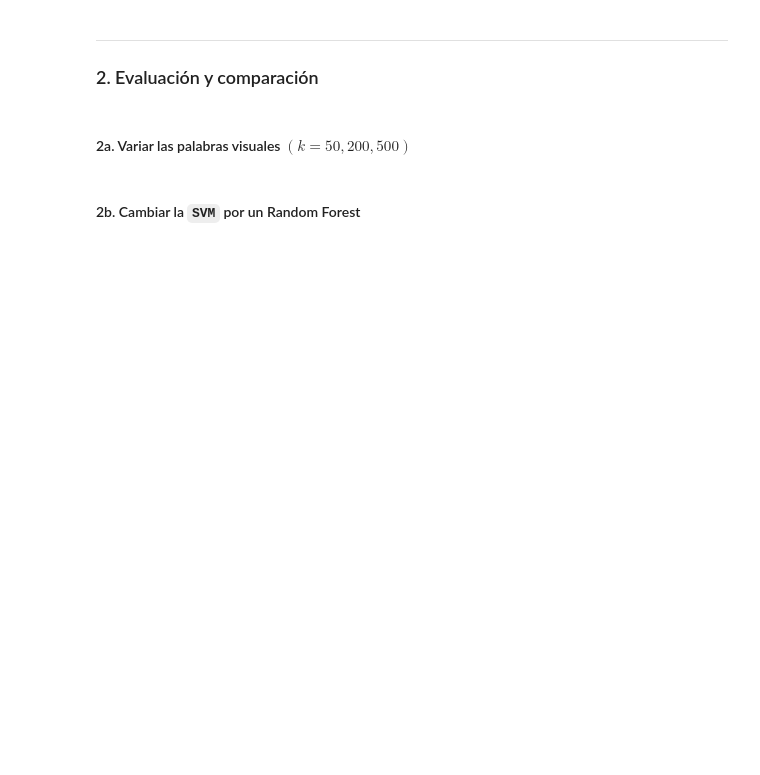
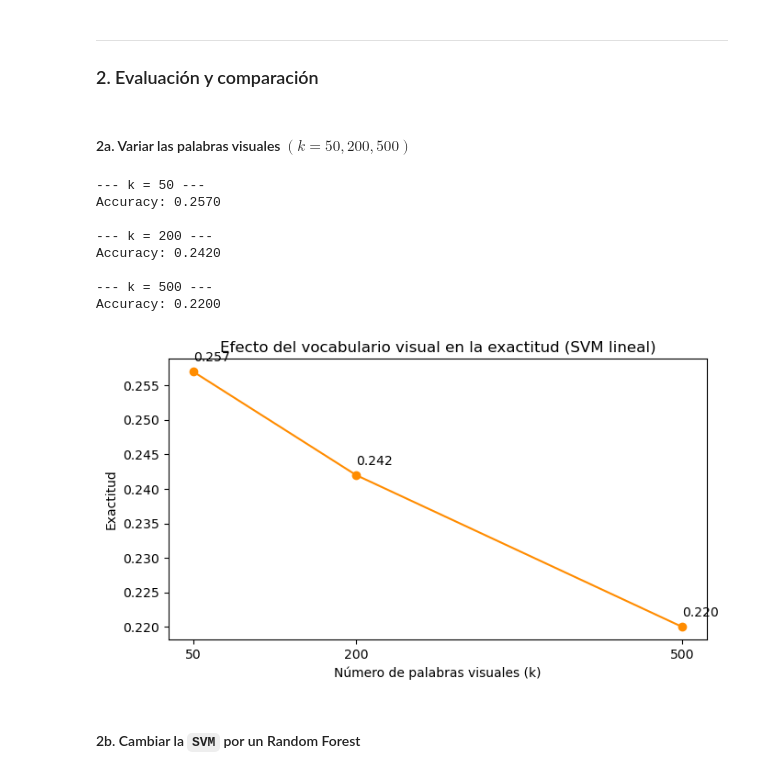
Before and after one commit to Garp02/Reconocimiento-Patrones, a Jupyter notebook: P5/P5.0.ipynb, the cells around one changed output. Cells and saved outputs as stored; diff of their text form; code cells hidden in the pictures; blank space fills up the shorter version.

```diff
--- a/P5/P5.0.ipynb
+++ b/P5/P5.0.ipynb
@@ -99,5 +289,47 @@ error: OpenCV(4.13.0) :-1: error: (-5:Bad argument) in function 'cvtColor'
 ### 2. Evaluación y comparación
 # %% [markdown]
 #### 2a. Variar las palabras visuales $(k = 50, 200, 500)$
+# %%
+resultados_k = {}
+
+for k_val in [50, 200, 500]:
+    print(f"\n--- k = {k_val} ---")
+    km_k = KMeans(n_clusters=k_val, random_state=42, n_init=10)
+    km_k.fit(desc_10_arr)
+
+    hists_k = np.array([build_histogram(d, km_k, k_val) for d in desc_10_per_img])
+
+    X_tr_k, X_te_k, y_tr_k, y_te_k = train_test_split(hists_k, labels_10, test_size=0.2,
+                                                      random_state=43, stratify=labels_10)
+
+    svm_k = SVC(kernel='linear', C=1.0, random_state=42)
+    svm_k.fit(X_tr_k, y_tr_k)
+    acc_k = accuracy_score(y_te_k, svm_k.predict(X_te_k))
+    resultados_k[k_val] = acc_k
+    print(f"Accuracy: {acc_k:.4f}")
+
+# Gráfica comparativa
+fig, ax = plt.subplots(figsize=(7, 4))
+ax.plot(list(resultados_k.keys()), list(resultados_k.values()), 'o-', color='darkorange')
+ax.set_xlabel('Número de palabras visuales (k)')
+ax.set_ylabel('Exactitud')
+ax.set_title('Efecto del vocabulario visual en la exactitud (SVM lineal)')
+ax.set_xticks([50, 200, 500])
+for k_v, a_v in resultados_k.items():
+
+    ax.annotate(f'{a_v:.3f}', (k_v, a_v), textcoords='offset points', xytext=(0, 8))
+
+plt.tight_layout()
+plt.show()
+# %% [output]
+--- k = 50 ---
+Accuracy: 0.2570
+
+--- k = 200 ---
+Accuracy: 0.2420
+
+--- k = 500 ---
+Accuracy: 0.2200
+[figure, added]
 # %% [markdown]
 #### 2b. Cambiar la ``SVM`` por un Random Forest
```
Also changed, not shown: parts of 18 cells of this notebook.
